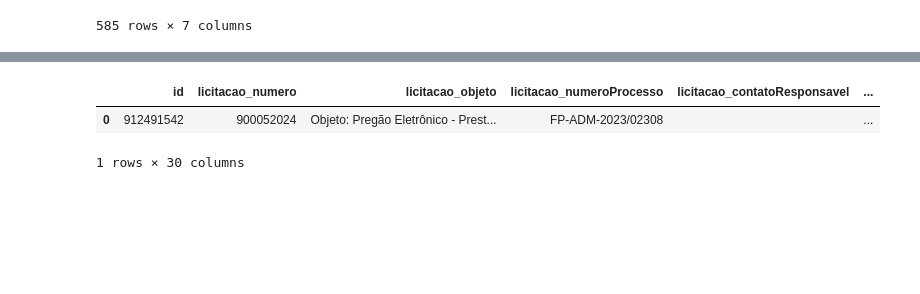
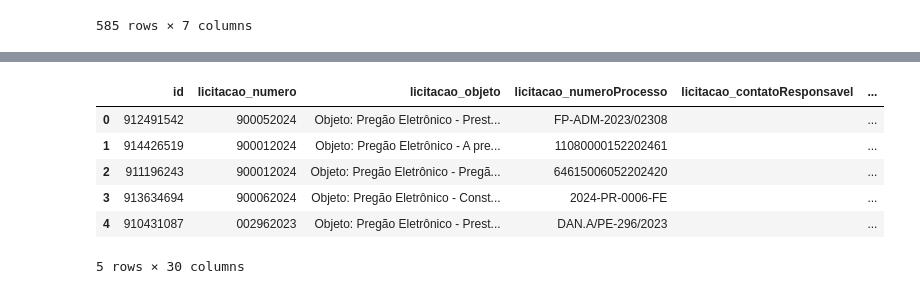
Before and after one commit to HeiwaRyuu/portal-da-transparencia, a Jupyter notebook: portal-da-transparencia-api.ipynb, the cells around one changed output, grey strips where cells are left out. Cells and saved outputs as stored; diff of their text form; code cells hidden in the pictures; blank space fills up the shorter version.

Commit message:
generating a json lst and final flattened df of all results

```diff
--- a/portal-da-transparencia-api.ipynb
+++ b/portal-da-transparencia-api.ipynb
@@ -136,6 +136,8 @@ data_inicial = "01%2F05%2F2024"
 data_final = "31%2F05%2F2024"
 pagina = 1
 
+json_data_lst = []
+
 lista_codigos_siafi = df["Órgão UGE Código"].to_list()
 for codigo_orgao in tqdm(lista_codigos_siafi, desc="Loading..."):
     url = f"http://api.portaldatransparencia.gov.br/api-de-dados/licitacoes?dataInicial={data_inicial}&dataFinal={data_final}&codigoOrgao={codigo_orgao}&pagina={pagina}"
@@ -146,8 +148,7 @@ for codigo_orgao in tqdm(lista_codigos_siafi, desc="Loading..."):
         print(f"Codigo Órgão SIAFI: {codigo_orgao}")
         print(f"Nome Órgão: {nome_orgao}\n")
         print(f"Response Text: {response.text}")
-        response.encoding = response.apparent_encoding
-        break
+        json_data_lst.append(response.json()[0])
     time.sleep(DEFAULT_SLEEP_TIME)
 # %% [output]
 Response Status Code: 200
@@ -168,27 +181,40 @@ if not os.path.exists(json_response_file_path):
     print(f"Created path: {json_response_file_path}")
 
 with open(json_response_file_path+json_file_name, "w+", encoding="utf-8") as f:
-    json.dump(response.json(), f)
+    json.dump(json_data_lst, f)
 # %%
 ## Flatening Json so we can easily turn it into a DataFrame and perform analysis
-
 def flatten_json(json, parent_key='', sep='_'):
     """
     Flatten a nested json object.
     """
     items = []
     for key, value in json.items():
         new_key = f"{parent_key}{sep}{key}" if parent_key else key
         if isinstance(value, dict):
             items.extend(flatten_json(value, new_key, sep=sep).items())
         else:
             items.append((new_key, value))
     return dict(items)
 
-flat_json = flatten_json(response.json()[0])
-df_responses = pd.json_normalize(flat_json)
-df_responses
+## Turning each json object from before into a flattened version, creating a dataframe and inserting it into a df list
+df_json_lst = []
+for json_obj in json_data_lst:
+    flat_json = flatten_json(json_obj)
+    df_responses = pd.json_normalize(flat_json)
+    df_json_lst.append(df_responses)
+
+## If we have a df list with contents, concat them into a final df
+df_final = []
+if df_json_lst:
+    df_final = pd.concat(df_json_lst).reset_index(drop=True)
+
+df_final
 # %% [output]
 |  | id | licitacao_numero | licitacao_objeto | licitacao_numeroProcesso | licitacao_contatoResponsavel | ... |
 | 0 | 912491542 | 900052024 | Objeto: Pregão Eletrônico - Prest... | FP-ADM-2023/02308 |  | ... |
+| 1 | 914426519 | 900012024 | Objeto: Pregão Eletrônico - A pre... | 11080000152202461 |  | ... |
+| 2 | 911196243 | 900012024 | Objeto: Pregão Eletrônico - Pregã... | 64615006052202420 |  | ... |
+| 3 | 913634694 | 900062024 | Objeto: Pregão Eletrônico - Const... | 2024-PR-0006-FE |  | ... |
+| 4 | 910431087 | 002962023 | Objeto: Pregão Eletrônico - Prest... | DAN.A/PE-296/2023 |  | ... |
-1 rows × 30 columns
+5 rows × 30 columns
```
Also changed, not shown: parts of 1 cell of this notebook.
